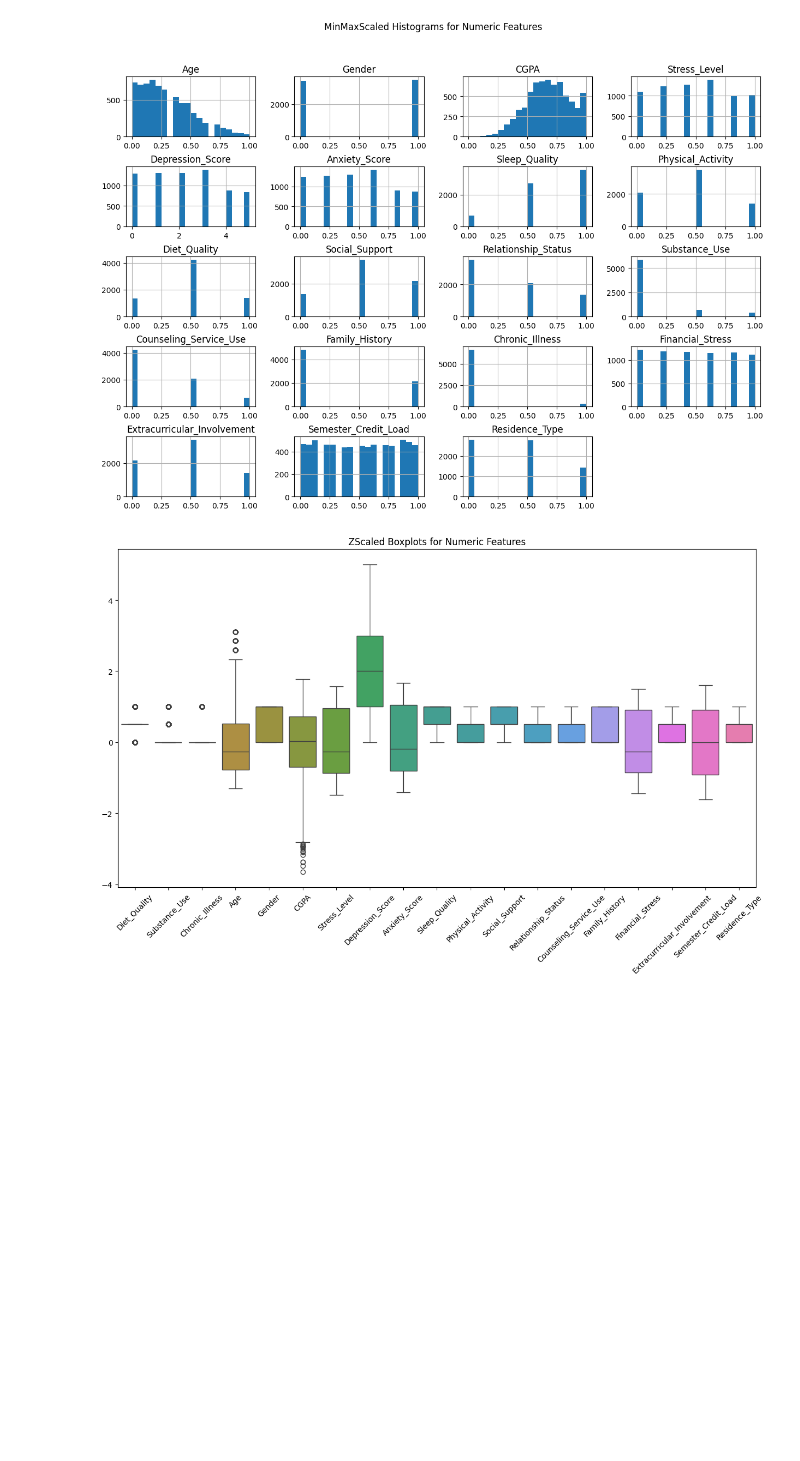
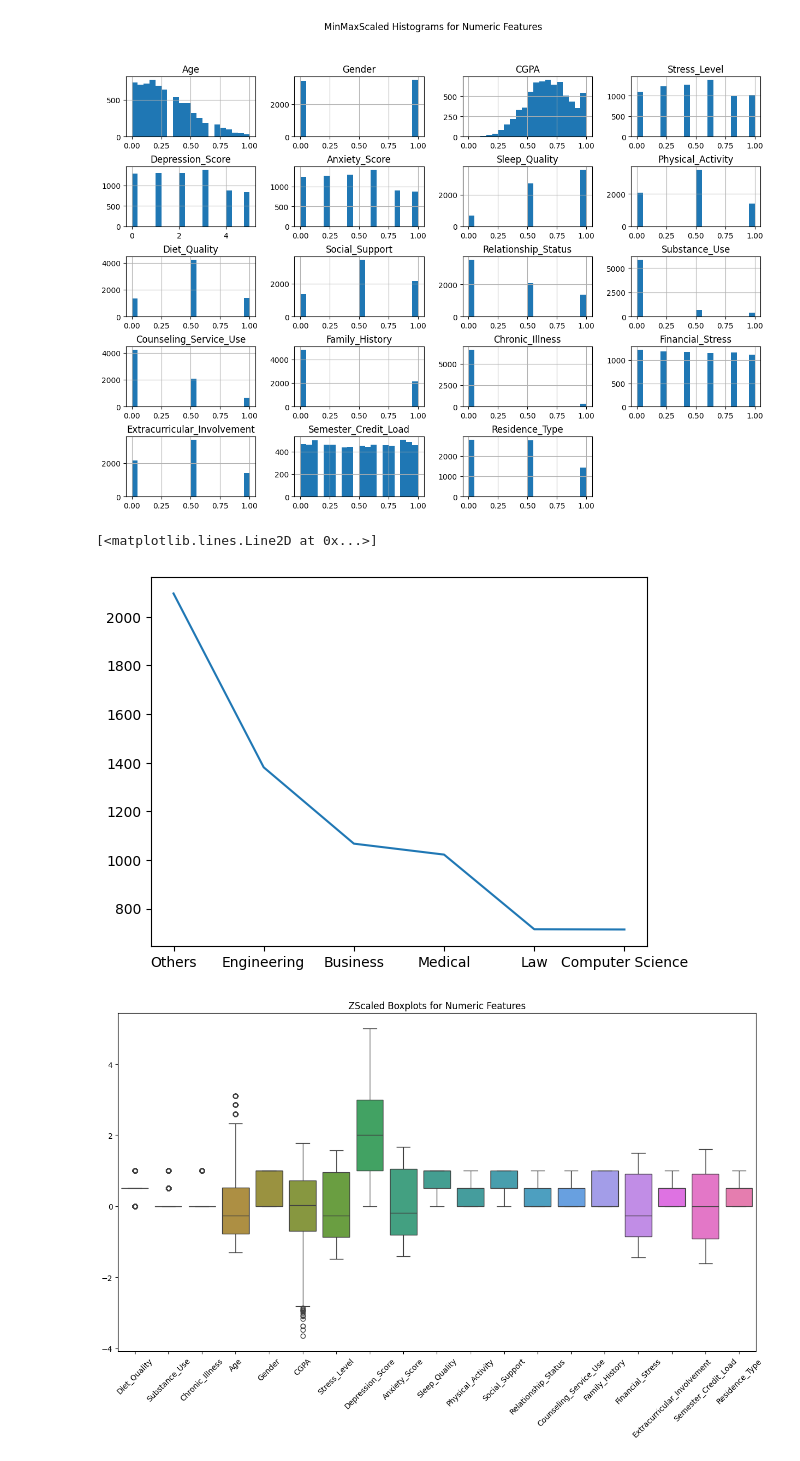
Before and after one commit to ReehalS/student-mental-health-model, a Jupyter notebook: Code/EDA.ipynb, the cells around one changed output. Saved outputs shown, nothing was run; the diff lists cells and outputs as text; code cells hidden in the pictures; blank space fills up the shorter version.

```diff
--- a/Code/EDA.ipynb
+++ b/Code/EDA.ipynb
@@ -146,6 +146,11 @@ plt.show()
 # %% [output]
 [figure]
 [figure]
+# %%
+plt.plot(df['Course'].unique(), df['Course'].value_counts())
+# %% [output]
+[<matplotlib.lines.Line2D at 0x...>]
+[figure, added]
 # %%
 all_cols =['Age', 'Course', 'Gender', 'CGPA', 'Stress_Level', 'Depression_Score', 'Anxiety_Score', 'Sleep_Quality', 'Physical_Activity', 'Diet_Quality', 'Social_Support', 'Relationship_Status', 'Substance_Use', 'Counseling_Service_Use', 'Family_History', 'Chronic_Illness', 'Financial_Stress', 'Extracurricular_Involvement', 'Semester_Credit_Load', 'Residence_Type']
 cols_to_graph =['Diet_Quality', 'Substance_Use', 'Chronic_Illness','Age', 'Gender', 'CGPA', 'Stress_Level', 'Depression_Score', 'Anxiety_Score', 'Sleep_Quality', 'Physical_Activity', 'Social_Support', 'Relationship_Status', 'Counseling_Service_Use', 'Family_History', 'Financial_Stress', 'Extracurricular_Involvement', 'Semester_Credit_Load', 'Residence_Type']
```
Also changed, not shown: parts of 7 cells of this notebook, 1 other file.
